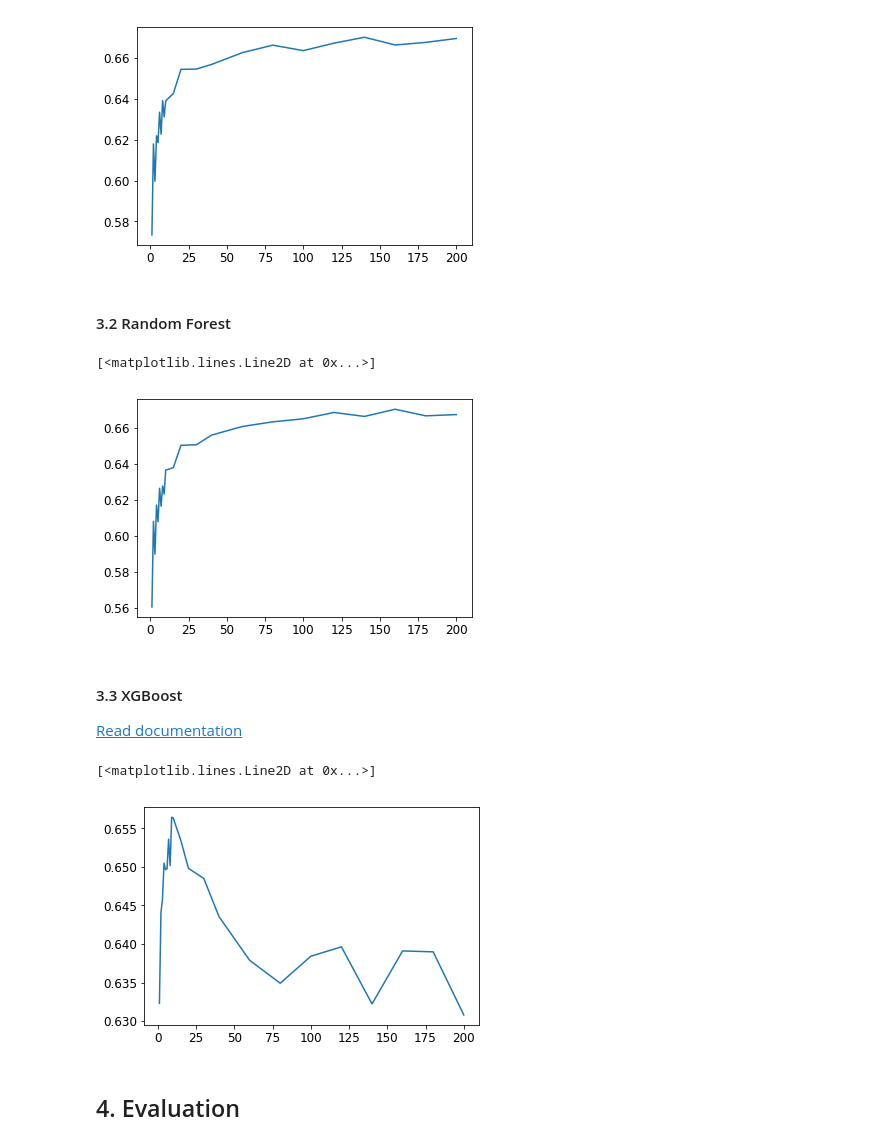
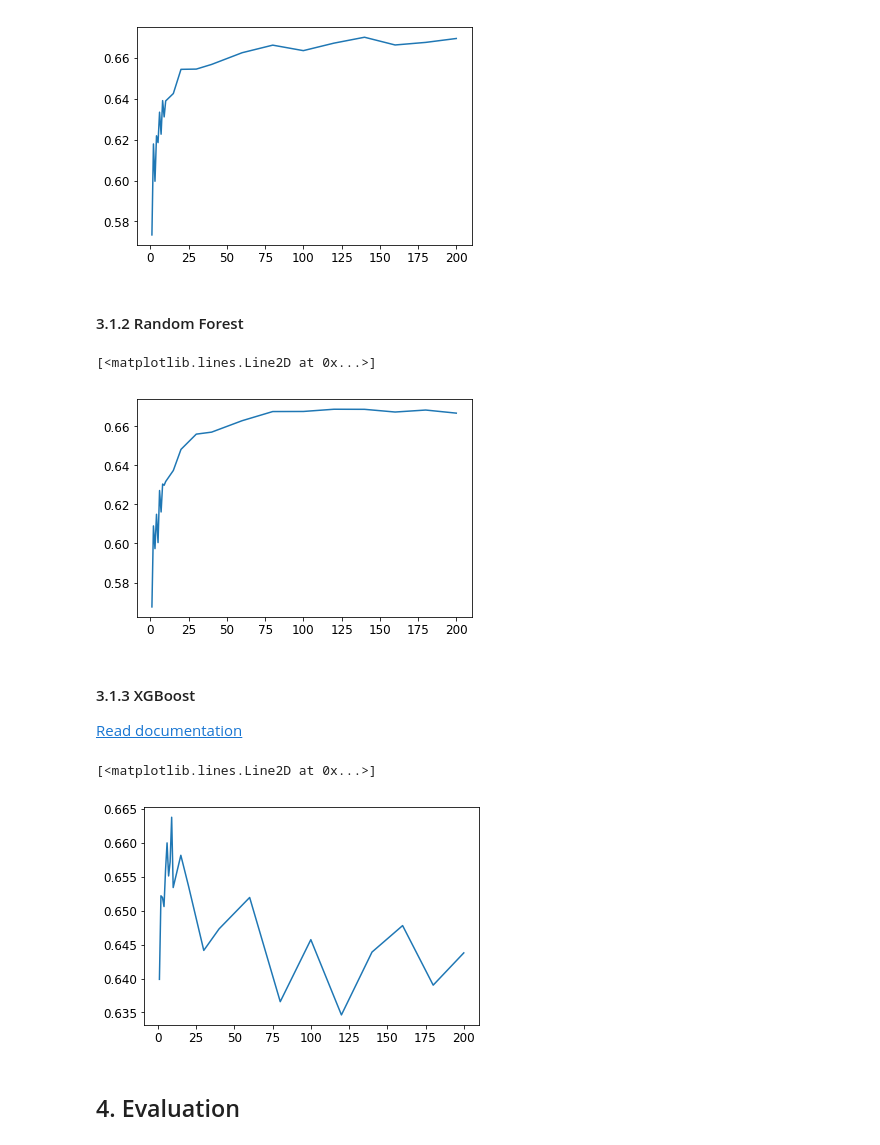
Before and after one commit to ArianeDlns/ML-Drinking_Water_Potability, a Jupyter notebook: Water_potability.ipynb, the cells around one changed output. Cells and saved outputs as stored; diff of their text form; code cells hidden in the pictures.

```diff
--- a/Water_potability.ipynb
+++ b/Water_potability.ipynb
@@ -193,0 +177,18 @@ plt.legend()
+# %%
+from sklearn.experimental import enable_iterative_imputer
+from sklearn.impute import IterativeImputer
+
+X = data.drop(["Potability"],axis=1)
+
+it_imp = IterativeImputer(random_state=0)
+X_it_imp = it_imp.fit_transform(X)
+
+#plt.plot(X_it_imp[~missing_idx, 0], y[~missing_idx], '.', color='b', label="Observed values")
+#plt.plot(X_it_imp[missing_idx, 0], y[missing_idx], '.', color='r', label="Imputed values")
+#plt.xlabel('Explanatory variable (X)');
+#plt.ylabel('Dependent variable (y)')
+
+#plt.legend()
+
+scaler = StandardScaler()
+X_scaled = scaler.fit_transform(X_it_imp)
@@ -195,14 +213,17 @@ plt.legend()
 ## 3. Modeling
 # %%
 #Choosing the feature engineering pipeline
-feature_engineering = 'univariate'
+feature_engineering = 'mutlivariate_min_max'
 
 pipelines = {'univariate' : Pipeline([
     ('mean_imputer', SimpleImputer(strategy='mean')),
     ('std_scaler', StandardScaler()),]),
              'mutlivariate' : Pipeline([
-    ('mean_imputer', SimpleImputer(strategy='mean')),
-    ('std_scaler', StandardScaler()),])
+    ('it_imputer', IterativeImputer()),
+    ('std_scaler', StandardScaler()),]),
+            'mutlivariate_min_max' : Pipeline([
+    ('it_imputer', IterativeImputer()),
+    ('min_max_scaler', MinMaxScaler()),])
             }
 
 used_pipeline = pipelines[feature_engineering]
@@ -259,7 +280,7 @@ plt.plot(n_estimator_list,accuracy)
 [<matplotlib.lines.Line2D at 0x...>]
 [figure]
 # %% [markdown]
-#### 3.2 Random Forest
+#### 3.1.2 Random Forest
 # %%
 %matplotlib inline
 from sklearn.model_selection import train_test_split
@@ -286,9 +307,9 @@ for i,n_estimators in tqdm(enumerate(n_estimator_list)):
 plt.plot(n_estimator_list,accuracy)
 # %% [output]
 [<matplotlib.lines.Line2D at 0x...>]
-[figure, old version]
+[figure, new version]
 # %% [markdown]
-#### 3.3 XGBoost
+#### 3.1.3 XGBoost
 [Read documentation](https://xgboost.readthedocs.io/en/latest/python/python_api.html#xgboost.XGBClassifier)
 # %%
 %matplotlib inline
@@ -296,35 +317,35 @@ from sklearn.model_selection import train_test_split
 from xgboost import XGBClassifier
 from tqdm import tqdm
 
 import warnings
 warnings.filterwarnings("ignore")
 
 y = data.Potability
 X = data_processed
 
 n_estimator_list = [1,2,3,4,5,6,7,8,9,10,15,20,30,40,60,80,100,120,140,160,180,200]
 accuracy = np.zeros(len(n_estimator_list))
 N=25
 
 for i,n_estimators in tqdm(enumerate(n_estimator_list)):
     acc = np.zeros(N)
     for j in range(N):
-        X_train, X_test, y_train, y_test = train_test_split(X,y, test_size=0.30)
+        X_train, X_test, y_train, y_test = train_test_split(X,y, test_size=0.10)
         scale_pos_weight = (len(y_train) - sum(y_train))/sum(y_train)
         clf = XGBClassifier(n_estimators=n_estimators,
                             #scale_pos_weight=scale_pos_weight,
                             use_label_encoder=False,
                             objective='binary:logistic',
                             eval_metric='logloss')
         clf.fit(X_train, y_train)
         Z = clf.predict(X_test)
         acc[j]=clf.score(X_test,y_test)
     accuracy[i] = acc.mean()
 
 plt.plot(n_estimator_list,accuracy)
 # %% [output]
 [<matplotlib.lines.Line2D at 0x...>]
-[figure, old version]
+[figure, new version]
 # %% [markdown]
 ## 4. Evaluation
 # %% [markdown]
```
Also changed, not shown: parts of 13 cells of this notebook.
